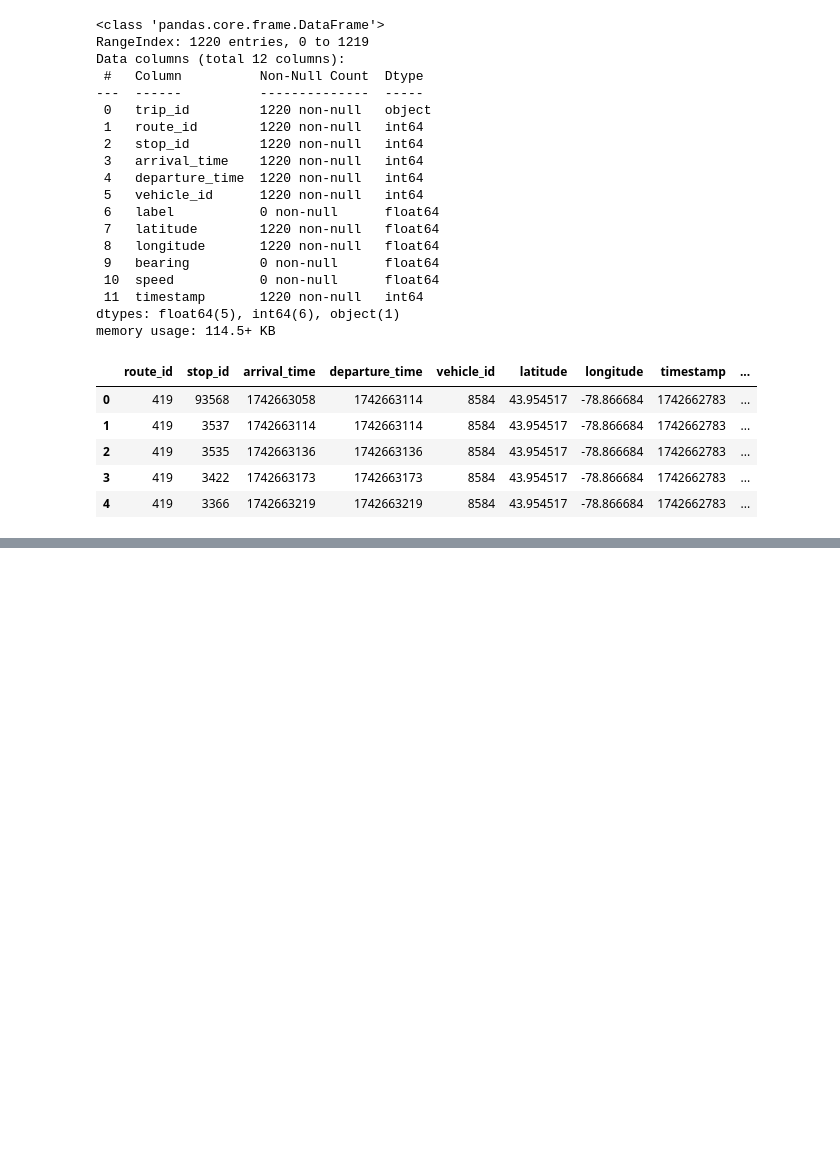
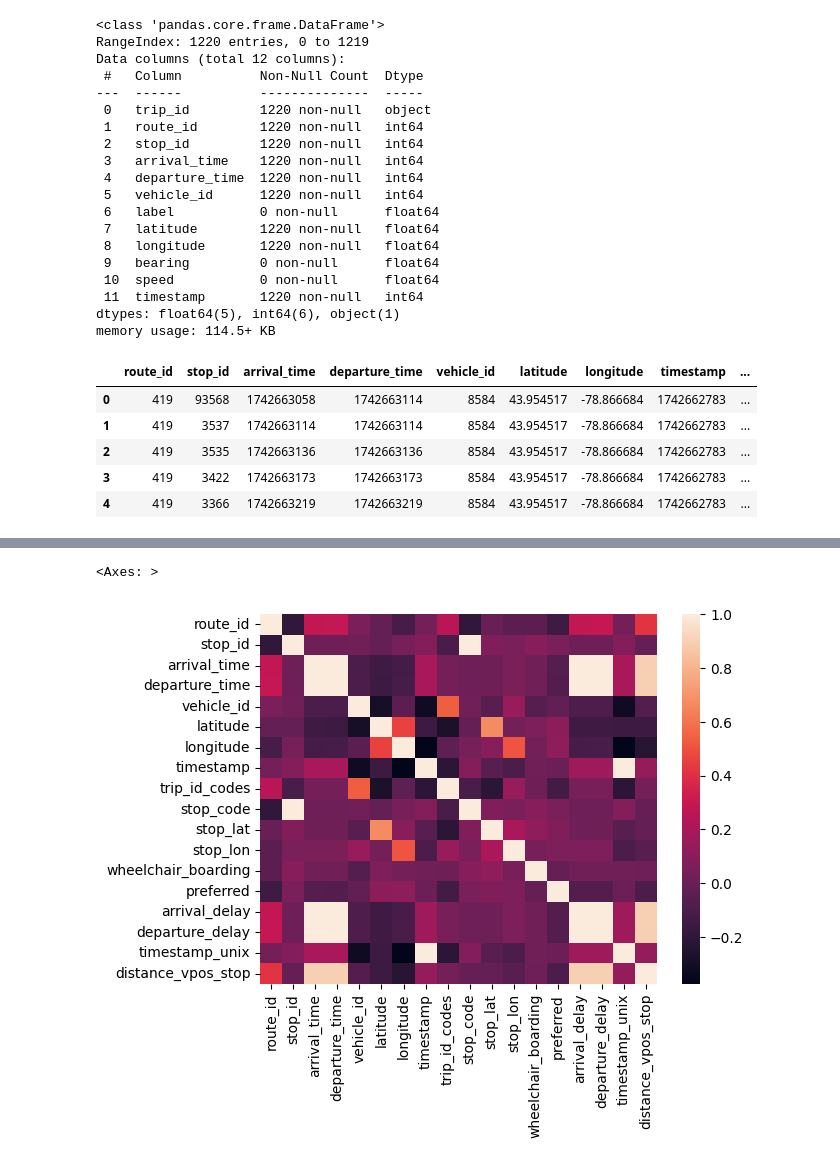
Before and after one commit to RamiyanGangatharan/DC_HACKATHON_2025, a Jupyter notebook: scripts/trip_updates.ipynb, the cells around one changed output, grey strips where cells are left out. Saved outputs shown, nothing was run; the diff lists cells and outputs as text; code cells hidden in the pictures; blank space fills up the shorter version.

```diff
--- a/scripts/trip_updates.ipynb
+++ b/scripts/trip_updates.ipynb
@@ -79,0 +80,20 @@ sns.heatmap(df.corr())
+# %%
+df_stops = pd.read_csv("./../static/stops.txt")
+df_stops.drop(['stop_desc', 'zone_id', 'stop_url', 'parent_station', 'stop_timezone'], axis=1, inplace=True)
+df_stops.head(3)
+
+df = pd.merge(df, df_stops, on='stop_id', how='inner')
+# df_stops.head(5)
+# %%
+from geographiclib.geodesic import Geodesic
+
+def calculate_dist(row):
+    geod = Geodesic.WGS84
+    result = geod.InverseLine(
+        row['latitude'], row['longitude'],
+        row['stop_lat'], row['stop_lon']
+    )
+    return result.s13
+
+df['distance_vpos_stop'] = df.apply(calculate_dist, axis=1)
+df.head(5)
@@ -79,0 +107,8 @@ sns.heatmap(df.corr())
+# %%
+# df.drop(['stop_name'], inplace=True, axis=1)
+# df.drop(['location_type'], inplace=True, axis=1)
+df.corr()
+sns.heatmap(df.corr())
+# %% [output]
+<Axes: >
+[figure, added]
```
Also changed, not shown: parts of 13 cells of this notebook.
